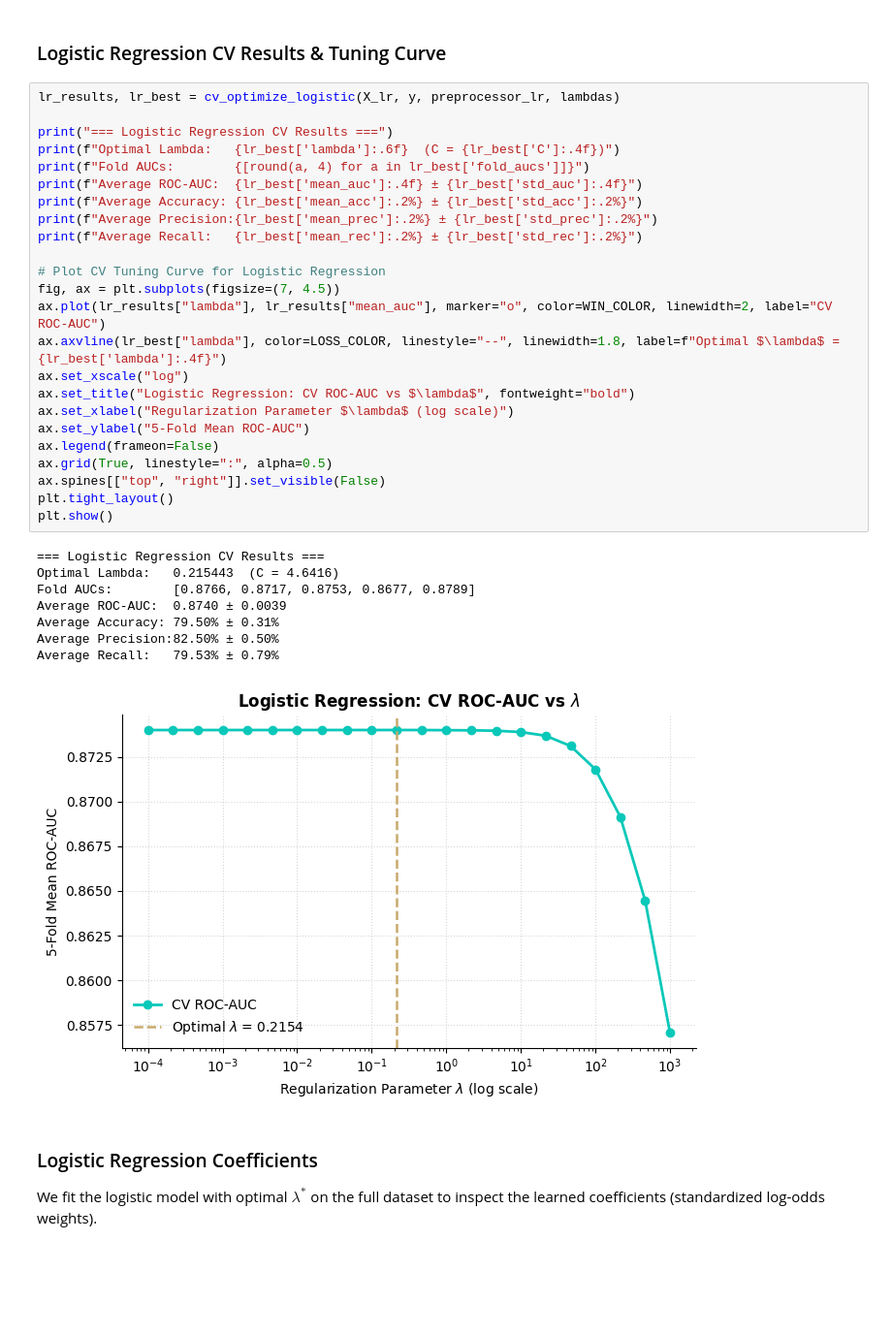
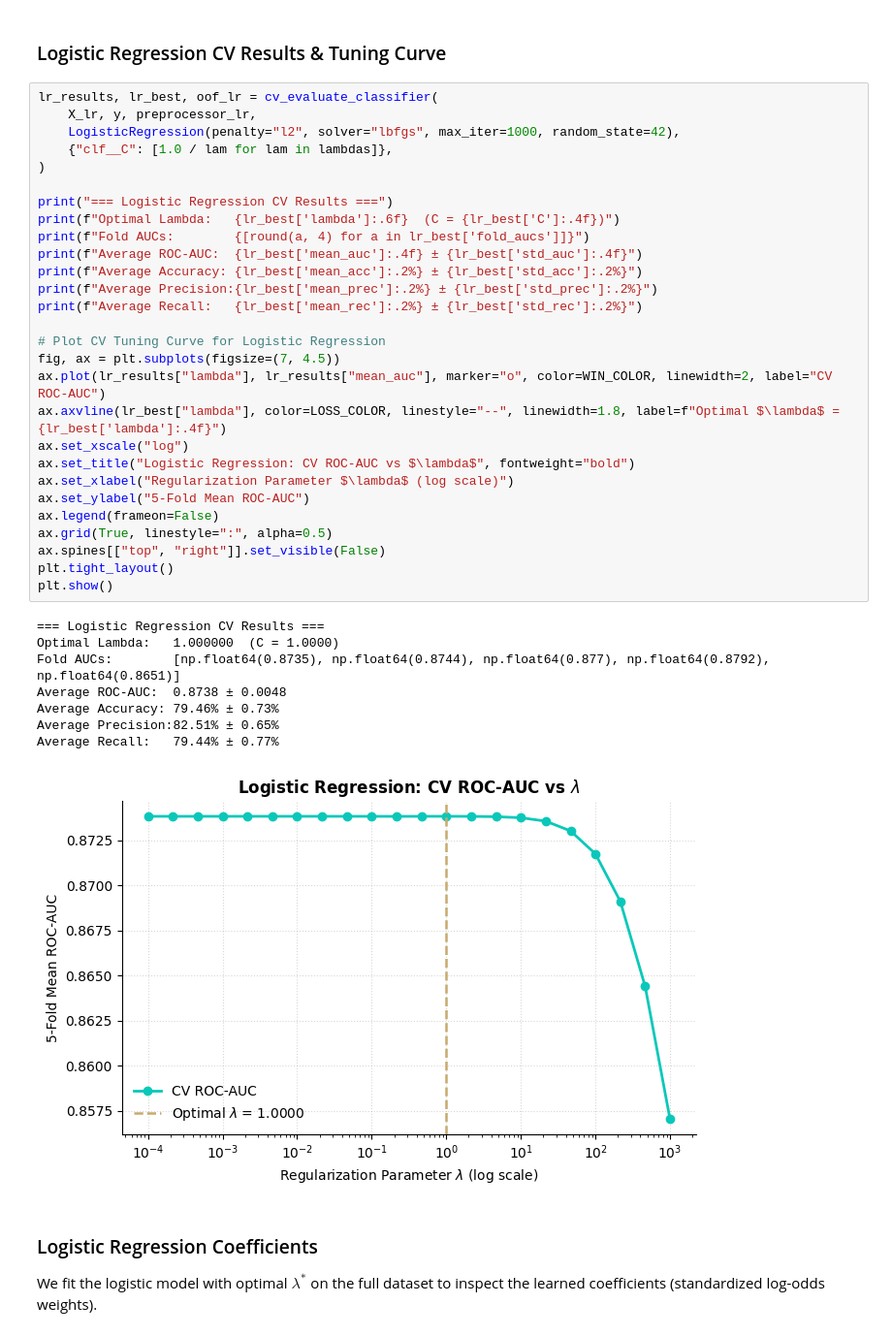
Before and after one commit to bzacharia999/Deep-dive-into-the-North-American-League-of-Legends-Challenger-League, a Jupyter notebook: notebooks/03_modelling.ipynb, the cells around one changed output. Shown at 97% size. Drawn from its saved outputs; the diff is of its cells as text; blank space fills up the shorter version.

```diff
--- a/notebooks/03_modelling.ipynb
+++ b/notebooks/03_modelling.ipynb
@@ -337,38 +332,42 @@ def get_oof_predictions(X, y, preprocessor, clf_factory, n_splits=5, random_stat
 # %% [markdown]
 ### Logistic Regression CV Results & Tuning Curve
 # %%
-lr_results, lr_best = cv_optimize_logistic(X_lr, y, preprocessor_lr, lambdas)
+lr_results, lr_best, oof_lr = cv_evaluate_classifier(
+    X_lr, y, preprocessor_lr,
+    LogisticRegression(penalty="l2", solver="lbfgs", max_iter=1000, random_state=42),
+    {"clf__C": [1.0 / lam for lam in lambdas]},
+)
 
 print("=== Logistic Regression CV Results ===")
 print(f"Optimal Lambda:   {lr_best['lambda']:.6f}  (C = {lr_best['C']:.4f})")
 print(f"Fold AUCs:        {[round(a, 4) for a in lr_best['fold_aucs']]}")
 print(f"Average ROC-AUC:  {lr_best['mean_auc']:.4f} ± {lr_best['std_auc']:.4f}")
 print(f"Average Accuracy: {lr_best['mean_acc']:.2%} ± {lr_best['std_acc']:.2%}")
 print(f"Average Precision:{lr_best['mean_prec']:.2%} ± {lr_best['std_prec']:.2%}")
 print(f"Average Recall:   {lr_best['mean_rec']:.2%} ± {lr_best['std_rec']:.2%}")
 
 # Plot CV Tuning Curve for Logistic Regression
 fig, ax = plt.subplots(figsize=(7, 4.5))
 ax.plot(lr_results["lambda"], lr_results["mean_auc"], marker="o", color=WIN_COLOR, linewidth=2, label="CV ROC-AUC")
 ax.axvline(lr_best["lambda"], color=LOSS_COLOR, linestyle="--", linewidth=1.8, label=f"Optimal $\lambda$ = {lr_best['lambda']:.4f}")
 ax.set_xscale("log")
 ax.set_title("Logistic Regression: CV ROC-AUC vs $\lambda$", fontweight="bold")
 ax.set_xlabel("Regularization Parameter $\lambda$ (log scale)")
 ax.set_ylabel("5-Fold Mean ROC-AUC")
 ax.legend(frameon=False)
 ax.grid(True, linestyle=":", alpha=0.5)
 ax.spines[["top", "right"]].set_visible(False)
 plt.tight_layout()
 plt.show()
 # %% [output]
 === Logistic Regression CV Results ===
-Optimal Lambda:   0.215443  (C = 4.6416)
-Fold AUCs:        [0.8766, 0.8717, 0.8753, 0.8677, 0.8789]
-Average ROC-AUC:  0.8740 ± 0.0039
-Average Accuracy: 79.50% ± 0.31%
-Average Precision:82.50% ± 0.50%
-Average Recall:   79.53% ± 0.79%
+Optimal Lambda:   1.000000  (C = 1.0000)
+Fold AUCs:        [np.float64(0.8735), np.float64(0.8744), np.float64(0.877), np.float64(0.8792), np.float64(0.8651)]
+Average ROC-AUC:  0.8738 ± 0.0048
+Average Accuracy: 79.46% ± 0.73%
+Average Precision:82.51% ± 0.65%
+Average Recall:   79.44% ± 0.77%
-[figure, old version]
+[figure, new version]
 # %% [markdown]
 ### Logistic Regression Coefficients
 We fit the logistic model with optimal $\lambda^*$ on the full dataset to inspect the learned coefficients (standardized log-odds weights).
```
Also changed, not shown: parts of 12 cells of this notebook, 1 other file.
